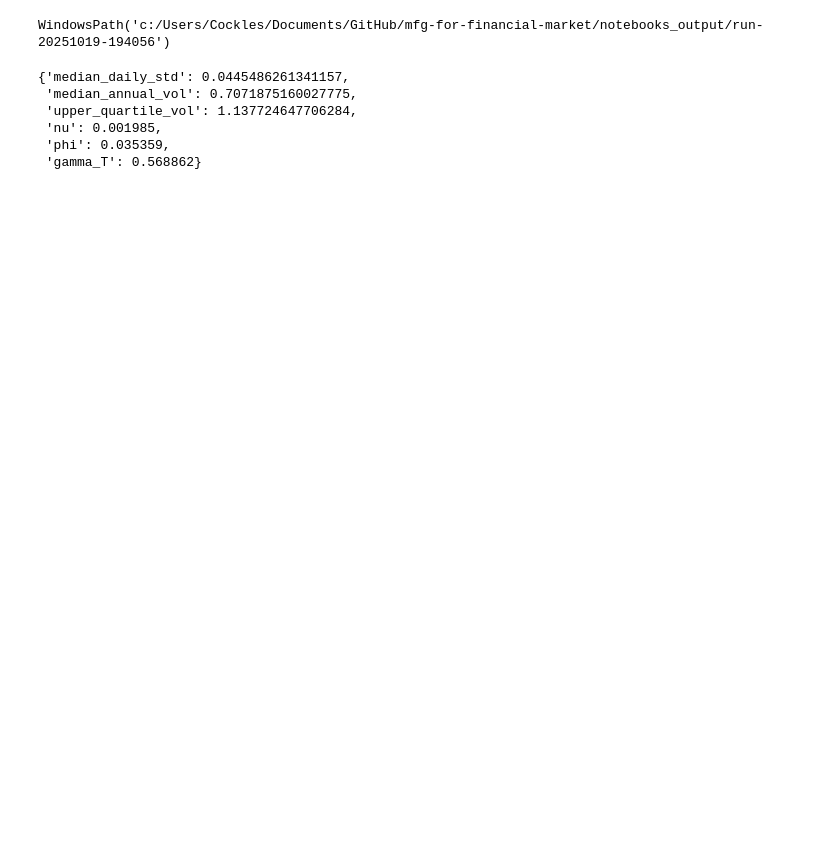
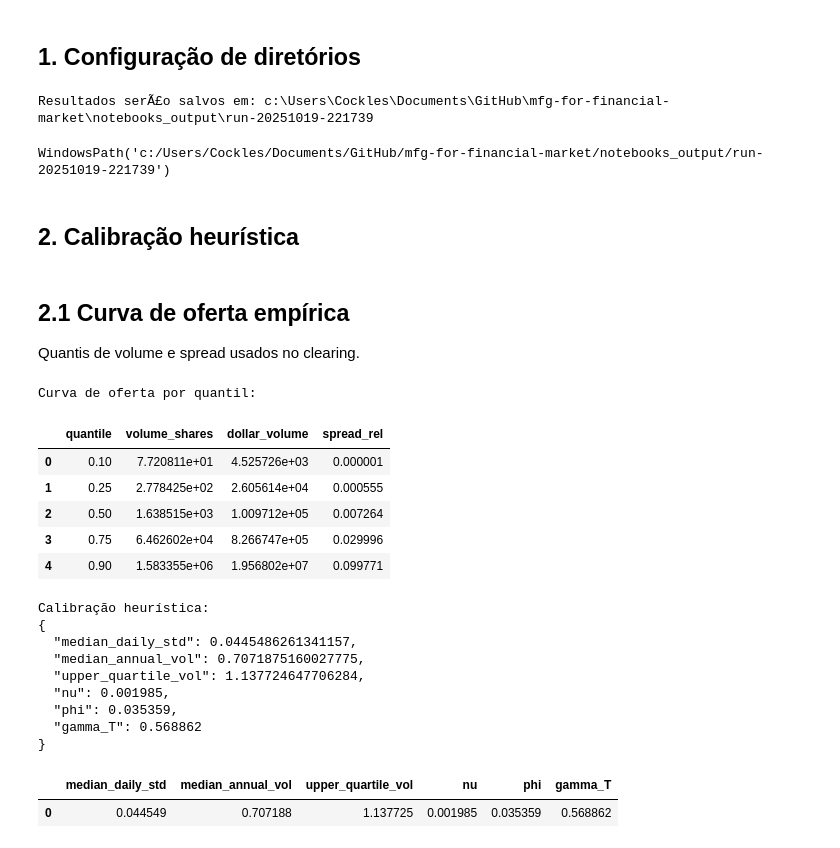
Before and after one commit to cockles98/mfg-for-financial-market, a Jupyter notebook: notebooks/mfg_pipeline.ipynb, the cells around one changed output. Saved outputs shown, nothing was run; the diff lists cells and outputs as text; code cells hidden in the pictures; blank space fills up the shorter version.

```diff
--- a/notebooks/mfg_pipeline.ipynb
+++ b/notebooks/mfg_pipeline.ipynb
@@ -24,6 +28,8 @@ from mfg_finance.models.hft import HFTParams, eta_from_m_alpha, initial_density
 from mfg_finance.price import solve_price_clearing
 from mfg_finance.solver import solve_mfg_picard
 from mfg_finance.viz import plot_alpha_cuts, plot_convergence, plot_density_time, plot_price, plot_value_time
+# %% [markdown]
+## 1. Configuração de diretórios
 # %%
 ROOT = Path.cwd().parent
 DATA_PROCESSED = ROOT / 'data' / 'processed'
@@ -33,11 +39,33 @@ OUTPUT_BASE.mkdir(parents=True, exist_ok=True)
 timestamp = datetime.now().strftime('run-%Y%m%d-%H%M%S')
 REPORT_DIR = OUTPUT_BASE / timestamp
 REPORT_DIR.mkdir(parents=True, exist_ok=True)
+print(f'Resultados serÃ£o salvos em: {REPORT_DIR}')
 REPORT_DIR
 # %% [output]
-WindowsPath('c:/Users/Cockles/Documents/GitHub/mfg-for-financial-market/notebooks_output/run-20251019-194056')
+Resultados serÃ£o salvos em: c:\Users\Cockles\Documents\GitHub\mfg-for-financial-market\notebooks_output\run-20251019-221739
+WindowsPath('c:/Users/Cockles/Documents/GitHub/mfg-for-financial-market/notebooks_output/run-20251019-221739')
+# %% [markdown]
+## 2. Calibração heurí­stica
+# %% [markdown]
+## 2.1 Curva de oferta empírica
+Quantis de volume e spread usados no clearing.
+# %%
+supply_path = DATA_PROCESSED / 'supply_curve.csv'
+if supply_path.exists():
+    supply_df = pd.read_csv(supply_path)
+    print('Curva de oferta por quantil:')
+    display(supply_df)
+else:
+    print('Arquivo supply_curve.csv nÃ£o encontrado; execute a calibração empÃírica.')
+# %% [output]
+Curva de oferta por quantil:
+|  | quantile | volume_shares | dollar_volume | spread_rel |
+| 0 | 0.10 | 7.720811e+01 | 4.525726e+03 | 0.000001 |
+| 1 | 0.25 | 2.778425e+02 | 2.605614e+04 | 0.000555 |
+| 2 | 0.50 | 1.638515e+03 | 1.009712e+05 | 0.007264 |
+| 3 | 0.75 | 6.462602e+04 | 8.266747e+05 | 0.029996 |
+| 4 | 0.90 | 1.583355e+06 | 1.956802e+07 | 0.099771 |
 # %%
-# Calibração heurística (valores mais brandos para estabilidade)
 asset_summary = pd.read_csv(DATA_PROCESSED / 'cotahist_asset_summary.csv')
 asset_summary = asset_summary.replace([np.inf, -np.inf], np.nan).dropna(subset=['std_log_return', 'annualised_vol'])
 median_daily_std = float(asset_summary['std_log_return'].median())
@@ -58,11 +86,20 @@ calibration_summary = {
 }
 with open(REPORT_DIR / 'calibration.json', 'w', encoding='utf-8') as fp:
     json.dump(calibration_summary, fp, indent=2)
+print('Calibração heurí­stica:')
+print(json.dumps(calibration_summary, indent=2))
 calibration_summary
+calibration_df = pd.DataFrame([calibration_summary])
+display(calibration_df)
 # %% [output]
-{'median_daily_std': 0.0445486261341157,
- 'median_annual_vol': 0.7071875160027775,
- 'upper_quartile_vol': 1.137724647706284,
- 'nu': 0.001985,
- 'phi': 0.035359,
- 'gamma_T': 0.568862}
+Calibração heurí­stica:
+{
+  "median_daily_std": 0.0445486261341157,
+  "median_annual_vol": 0.7071875160027775,
+  "upper_quartile_vol": 1.137724647706284,
+  "nu": 0.001985,
+  "phi": 0.035359,
+  "gamma_T": 0.568862
+}
+|  | median_daily_std | median_annual_vol | upper_quartile_vol | nu | phi | gamma_T |
+| 0 | 0.044549 | 0.707188 | 1.137725 | 0.001985 | 0.035359 | 0.568862 |
```
Also changed, not shown: parts of 20 cells of this notebook, 4 other files.
